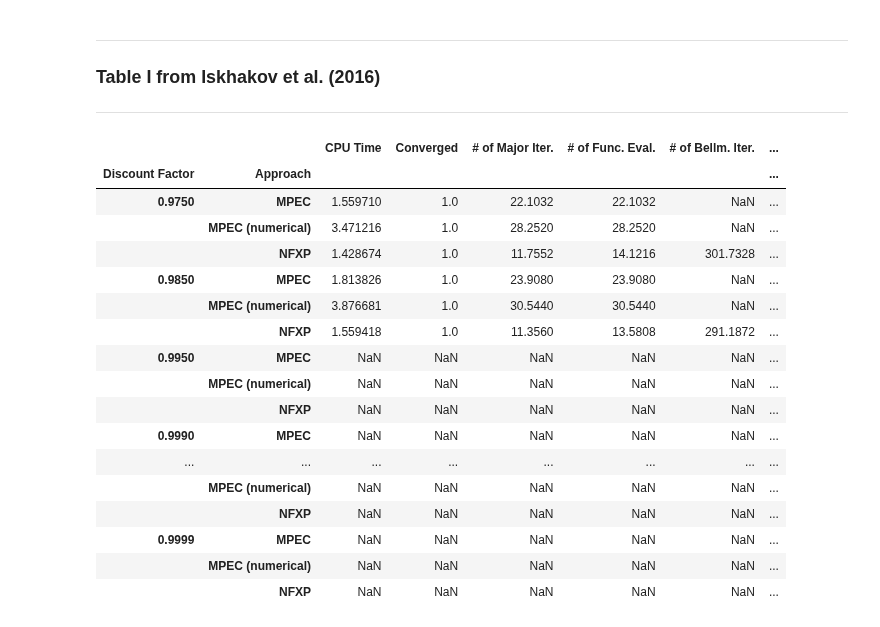
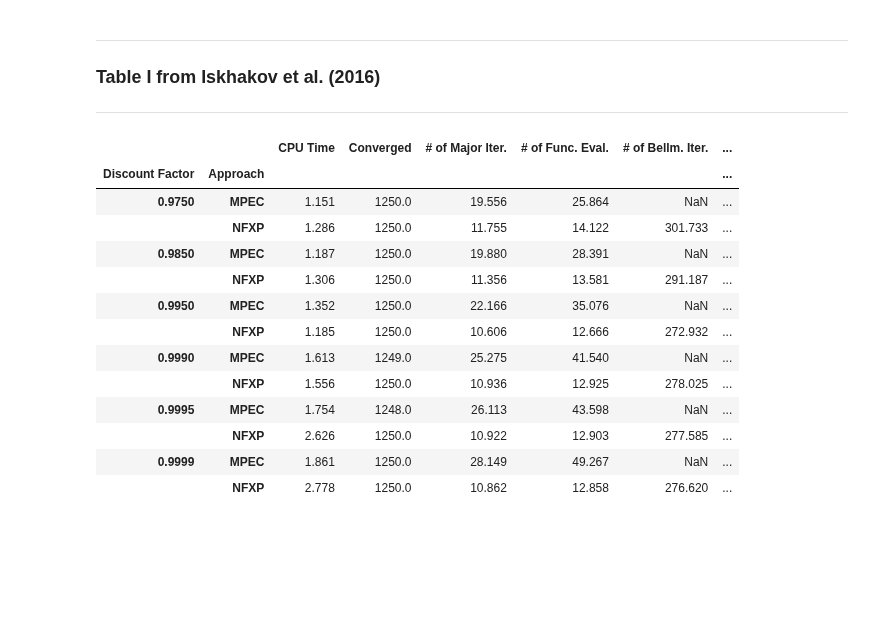
Before and after one commit to OpenSourceEconomics/ruspy, a Jupyter notebook: promotion/replication/replication_iskhakov_et_al_2016.ipynb, the cells around one changed output. Saved outputs shown, nothing was run; the diff lists cells and outputs as text; code cells hidden in the pictures; blank space fills up the shorter version.

```diff
--- a/promotion/replication/replication_iskhakov_et_al_2016.ipynb
+++ b/promotion/replication/replication_iskhakov_et_al_2016.ipynb
@@ -244,25 +231,21 @@ NFXP_Iskhakov
 # Create Table I from Iskhakov et al. (2016)
 columns_table_2 = ["CPU Time", "Converged", "# of Major Iter.", "# of Func. Eval.", "# of Bellm. Iter.", "# of N-K Iter."]
 table_2 = results[columns_table_2].astype(float).groupby(["Discount Factor", "Approach"]).mean()
-#table_2["Converged"] = (table_2["Converged"]*number_runs*starting_cost_params.shape[1]).astype(int)
+table_2["Converged"] = (table_2["Converged"]*number_runs*starting_cost_params.shape[1]).astype(int)
-# %%
-table_2
-# %% [output]
-|  |  | CPU Time | Converged | # of Major Iter. | # of Func. Eval. | # of Bellm. Iter. | ... |
-| Discount Factor | Approach |  |  |  |  |  | ... |
-| 0.9750 | MPEC | 1.559710 | 1.0 | 22.1032 | 22.1032 | NaN | ... |
-|  | MPEC (numerical) | 3.471216 | 1.0 | 28.2520 | 28.2520 | NaN | ... |
-|  | NFXP | 1.428674 | 1.0 | 11.7552 | 14.1216 | 301.7328 | ... |
-| 0.9850 | MPEC | 1.813826 | 1.0 | 23.9080 | 23.9080 | NaN | ... |
-|  | MPEC (numerical) | 3.876681 | 1.0 | 30.5440 | 30.5440 | NaN | ... |
-|  | NFXP | 1.559418 | 1.0 | 11.3560 | 13.5808 | 291.1872 | ... |
-| 0.9950 | MPEC | NaN | NaN | NaN | NaN | NaN | ... |
-|  | MPEC (numerical) | NaN | NaN | NaN | NaN | NaN | ... |
-|  | NFXP | NaN | NaN | NaN | NaN | NaN | ... |
-| 0.9990 | MPEC | NaN | NaN | NaN | NaN | NaN | ... |
-| ... | ... | ... | ... | ... | ... | ... | ... |
-|  | MPEC (numerical) | NaN | NaN | NaN | NaN | NaN | ... |
-|  | NFXP | NaN | NaN | NaN | NaN | NaN | ... |
-| 0.9999 | MPEC | NaN | NaN | NaN | NaN | NaN | ... |
-|  | MPEC (numerical) | NaN | NaN | NaN | NaN | NaN | ... |
-|  | NFXP | NaN | NaN | NaN | NaN | NaN | ... |
+# %%
+table_2.astype(float).round(3)
+# %% [output]
+|  |  | CPU Time | Converged | # of Major Iter. | # of Func. Eval. | # of Bellm. Iter. | ... |
+| Discount Factor | Approach |  |  |  |  |  | ... |
+| 0.9750 | MPEC | 1.151 | 1250.0 | 19.556 | 25.864 | NaN | ... |
+|  | NFXP | 1.286 | 1250.0 | 11.755 | 14.122 | 301.733 | ... |
+| 0.9850 | MPEC | 1.187 | 1250.0 | 19.880 | 28.391 | NaN | ... |
+|  | NFXP | 1.306 | 1250.0 | 11.356 | 13.581 | 291.187 | ... |
+| 0.9950 | MPEC | 1.352 | 1250.0 | 22.166 | 35.076 | NaN | ... |
+|  | NFXP | 1.185 | 1250.0 | 10.606 | 12.666 | 272.932 | ... |
+| 0.9990 | MPEC | 1.613 | 1249.0 | 25.275 | 41.540 | NaN | ... |
+|  | NFXP | 1.556 | 1250.0 | 10.936 | 12.925 | 278.025 | ... |
+| 0.9995 | MPEC | 1.754 | 1248.0 | 26.113 | 43.598 | NaN | ... |
+|  | NFXP | 2.626 | 1250.0 | 10.922 | 12.903 | 277.585 | ... |
+| 0.9999 | MPEC | 1.861 | 1250.0 | 28.149 | 49.267 | NaN | ... |
+|  | NFXP | 2.778 | 1250.0 | 10.862 | 12.858 | 276.620 | ... |
```
Also changed, not shown: parts of 12 cells of this notebook, 8 other files.
